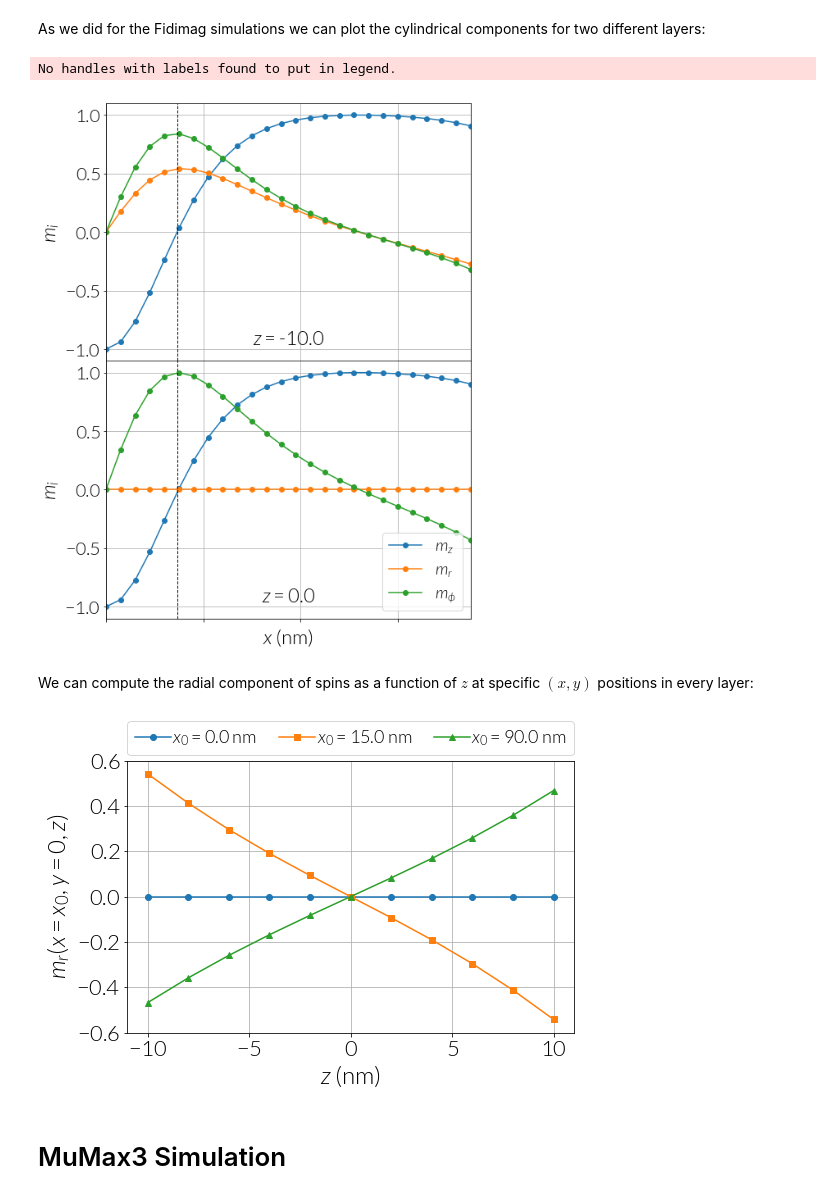
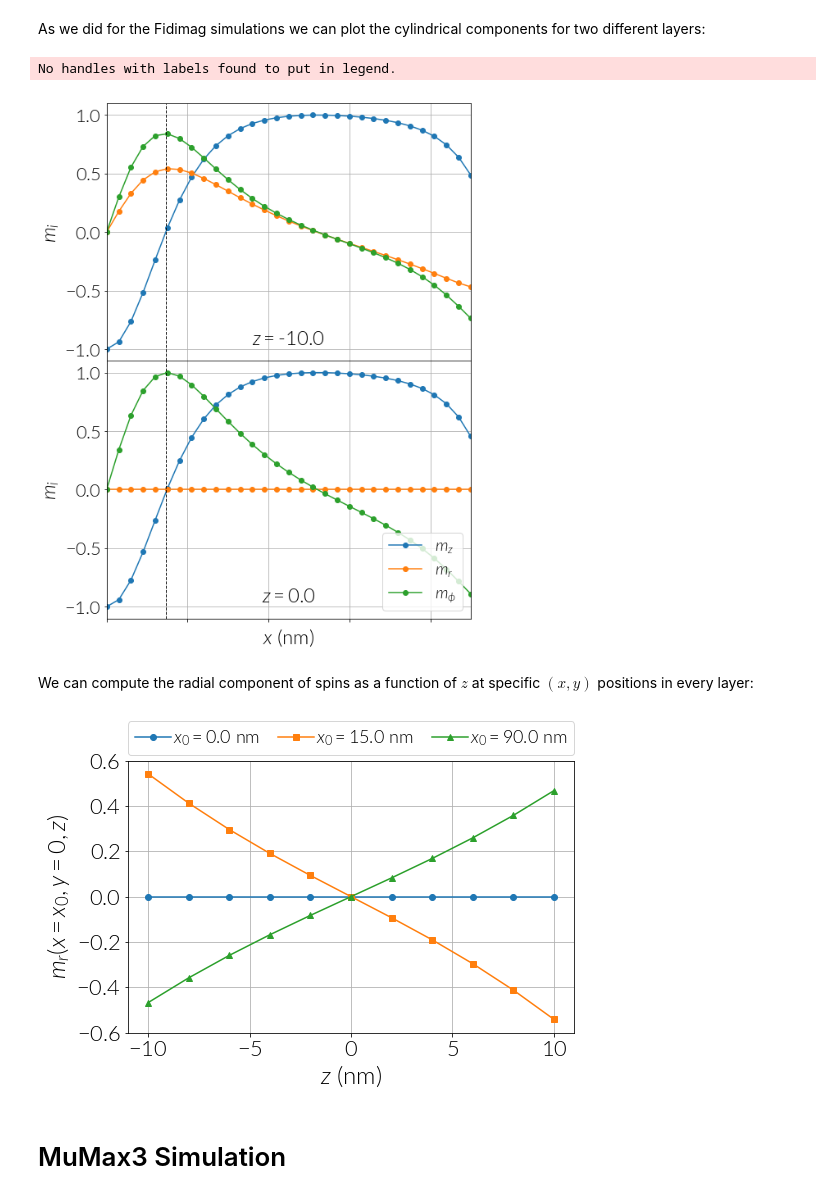
Before and after one commit to fangohr/paper-supplement-standard-problem-dmi, a Jupyter notebook: notebooks/3d_problem_cylinder.ipynb, the cells around one changed output. Cells and saved outputs as stored; diff of their text form; code cells hidden in the pictures.

```diff
--- a/notebooks/3d_problem_cylinder.ipynb
+++ b/notebooks/3d_problem_cylinder.ipynb
@@ -326,7 +326,7 @@ axs[0].axvline(x=r_sk_F, color='k', lw=1, ls='--')
 
 axs[0].grid()
 axs[0].legend(loc=4)
-axs[0].set_xlim(0, 75)
+axs[0].set_xlim(0, 90)
 axs[0].set_ylim(-1.1, 1.1)
 
 # axs[0].set_xlabel(r'$x$ (nm)')
@@ -349,7 +349,7 @@ axs[1].axvline(x=r_sk_F, color='k', lw=1, ls='--')
 
 axs[1].grid()
 plt.legend(loc=4)
-axs[1].set_xlim(0, 75)
+axs[1].set_xlim(0, 90)
 axs[1].set_ylim(-1.1, 1.1)
 
 axs[1].set_xlabel(r'$x$ (nm)')
@@ -739,7 +739,7 @@ ax1.axvline(x=r_sk_O, color='k', lw=1, ls='--')
 
 ax1.grid()
 plt.legend(loc=4)
-ax1.set_xlim(0, 75)
+ax1.set_xlim(0, 90)
 ax1.set_ylim(-1.1, 1.1)
 
 ax1.set_xlabel(r'$x$ (nm)')
@@ -751,35 +751,35 @@ ax1.text(0.5, 0.05, r'$z=$' + '{}'.format(zs_O[0]),
 
 # -----------------------------------------------------------------------------
 # Plot at zs_F[5] --> this is z = 0 nm (middle of the sample)
 
 ax2.plot(x_oommf(5), mz_oommf(5), 'o-', label=r'$m_{z}$')
 ax2.plot(x_oommf(5), mr_oommf(5), 'o-', label=r'$m_{r}$')
 ax2.plot(x_oommf(5), mphi_oommf(5), 'o-', label=r'$m_{\phi}$')
 
 ax2.axvline(x=r_sk_O, color='k', lw=1, ls='--')
 
 ax2.grid()
 ax2.legend(loc=4)
-ax2.set_xlim(0, 75)
+ax2.set_xlim(0, 90)
 ax2.set_ylim(-1.1, 1.1)
 
 ax2.set_xlabel(r'$x$ (nm)')
 ax2.set_ylabel(r'$m_{i}$')
 
 ax2.text(0.5, 0.05, r'$z=$' + '{}'.format(zs_O[5]),
          horizontalalignment='center', verticalalignment='bottom',
          transform=ax2.transAxes)
 
 ax2.set_xticklabels([])
 
 # -----------------------------------------------------------------------------
 
 plt.tight_layout()
 plt.subplots_adjust(hspace=0)
 # plt.savefig('result_3d_cylinder_oommf.pdf', bbox_inches='tight')
 # %% [output]
 No handles with labels found to put in legend.
-[figure, old version]
+[figure, new version]
 # %% [markdown]
 We can compute the radial component of spins as a function of $z$ at specific $(x, y)$ positions in every layer:
 # %%
@@ -805,7 +805,7 @@ plt.ylim(-0.6, 0.6)
 
 plt.savefig('result_3d_cylinder_linear_psi_oommf.pdf', bbox_inches='tight')
 # %% [output]
-[figure, old version]
+[figure, new version]
 # %% [markdown]
 # MuMax3 Simulation
 # %% [markdown]
```
Also changed, not shown: parts of 6 cells of this notebook.
